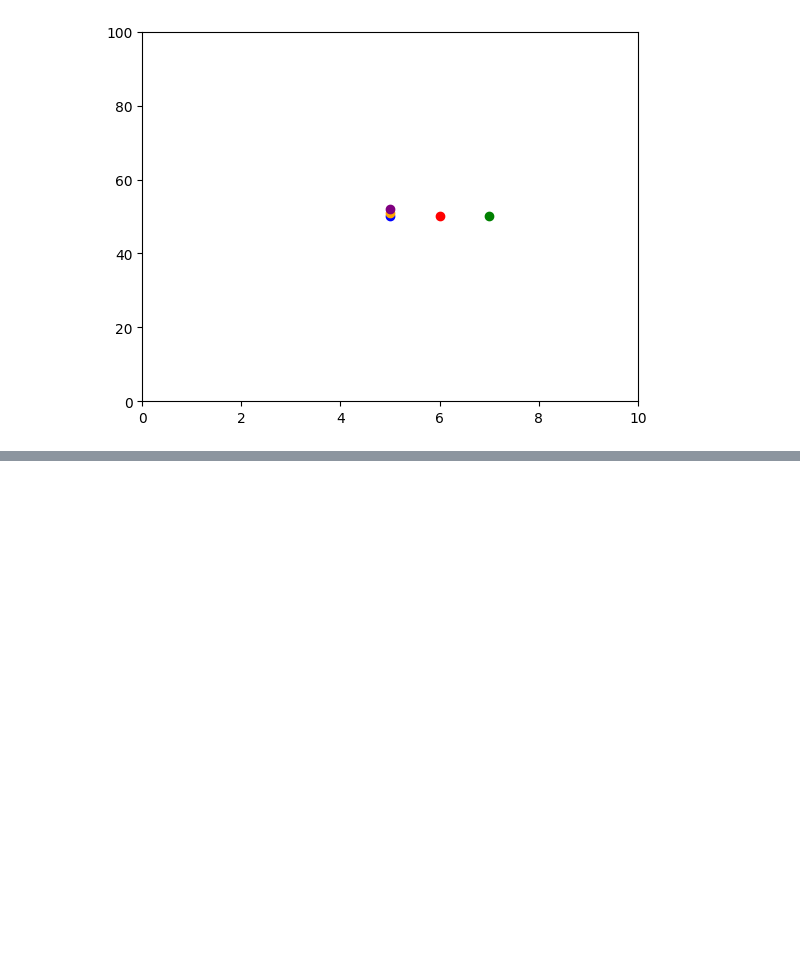
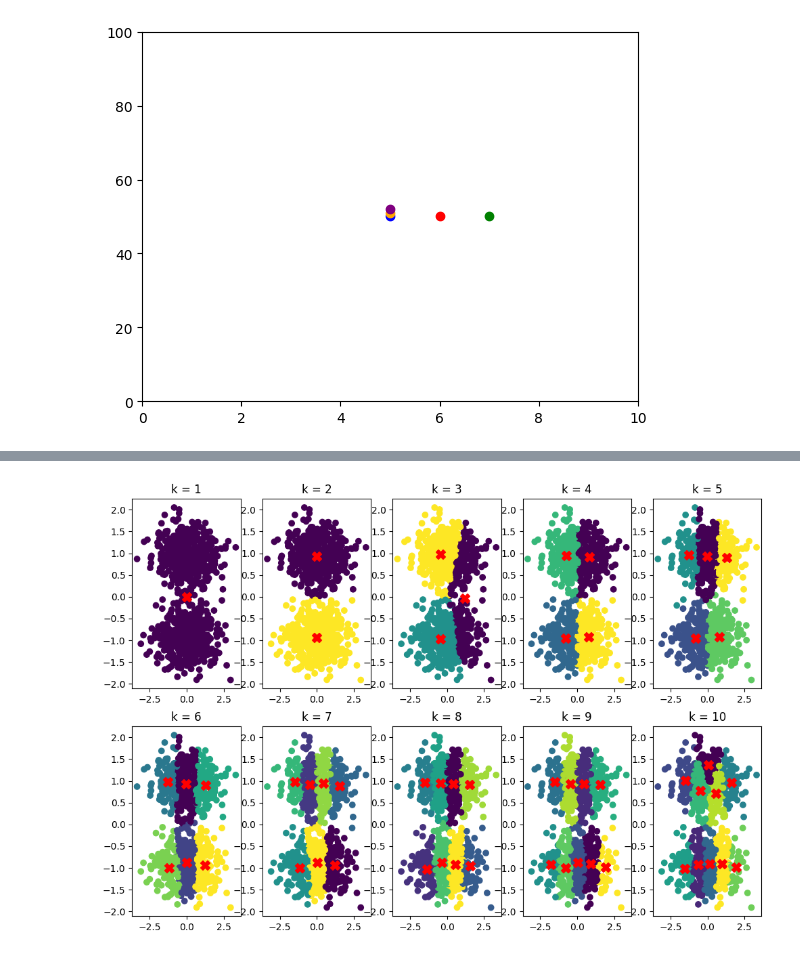
Before and after one commit to martinbedia/mineria, a Jupyter notebook: 30oct.ipynb, the cells around one changed output, grey strips where cells are left out. Saved outputs shown, nothing was run; the diff lists cells and outputs as text; code cells hidden in the pictures; blank space fills up the shorter version.

```diff
--- a/30oct.ipynb
+++ b/30oct.ipynb
@@ -273,0 +290,23 @@ plt.ylim(0,100)
+# %%
+# entrenamiento del modelo cambiando el numero de clusters
+fig, axs = plt.subplots(2,5, figsize= (12,8))   # tamaño de la cuadricula
+row = 0
+col = 0
+
+for n_clusters in range (1,11):
+  modelo = KMeans(n_clusters,random_state=0)   # cambio el numero de clusters en el primer valor
+  clusters = modelo.fit_predict(x_scaled)
+  centros = modelo.cluster_centers_
+
+  axs[row, col].scatter(x_scaled[:,0],x_scaled[:,1], c= clusters)
+  axs[row, col].scatter(centros[:,0],centros[:,1], c= 'red',marker='X', s=100)
+  axs[row, col].set_title('k = {}'.format(n_clusters))
+
+  col +=1
+  if col == 5:
+    col = 0
+    row+=1
+
+plt.show()
+# %% [output]
+[figure, added]
```
Also changed, not shown: parts of 3 cells of this notebook.
